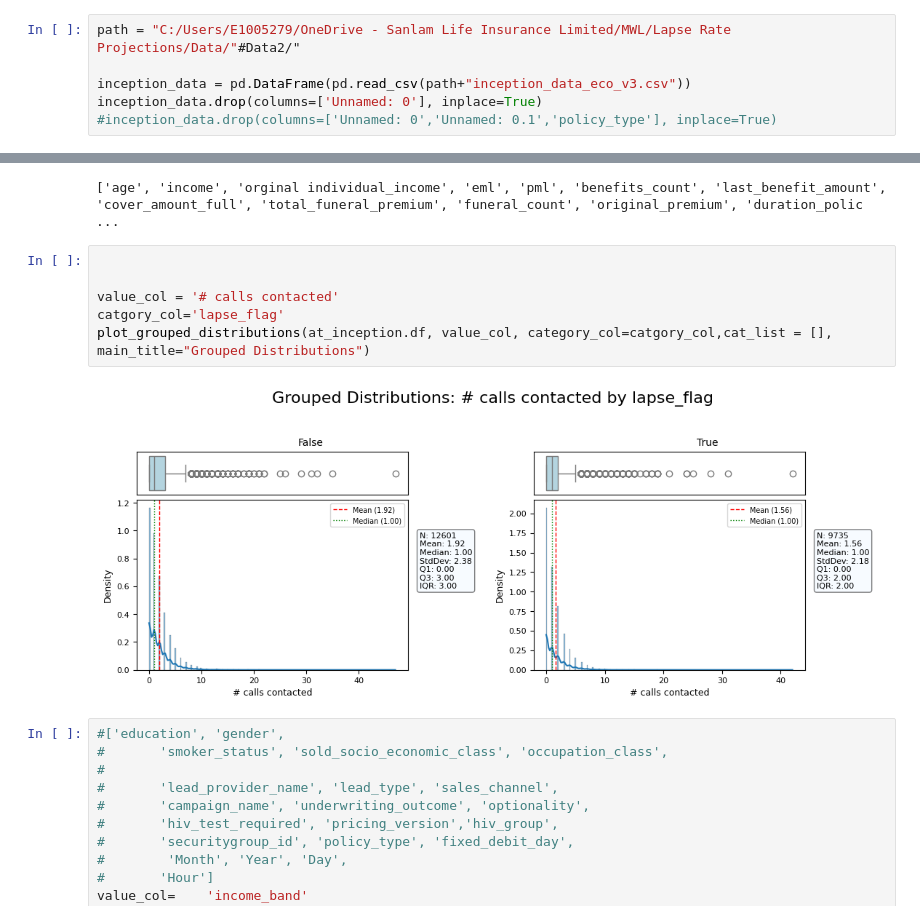
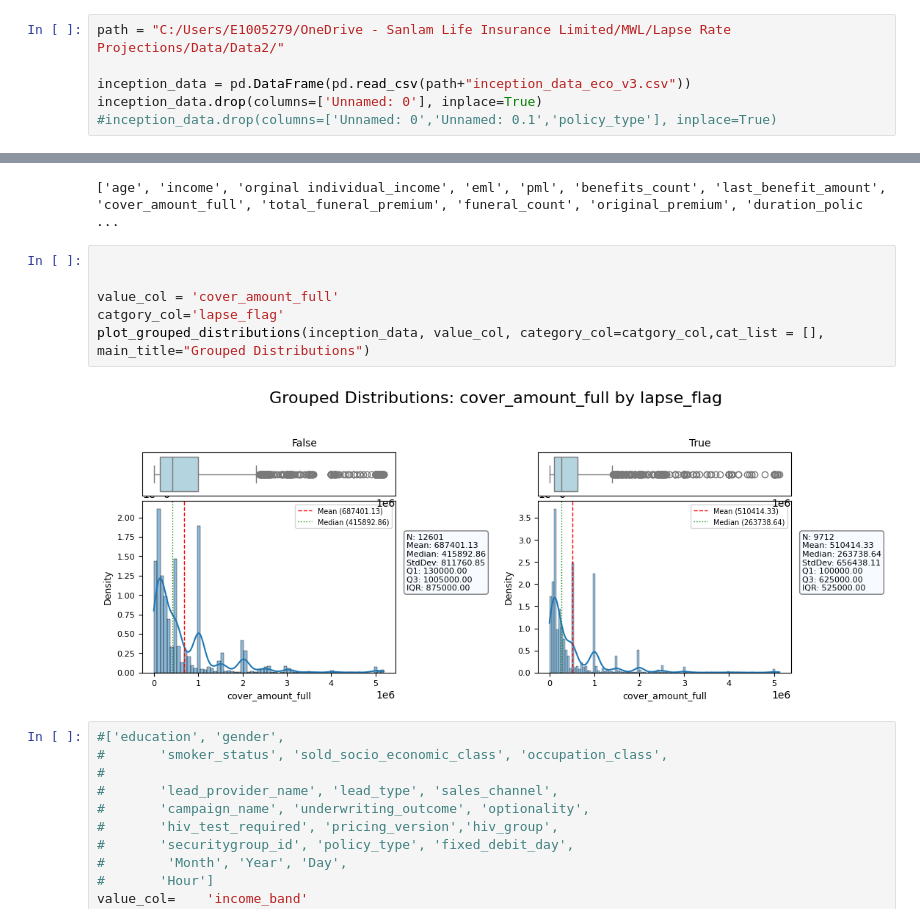
Before and after one commit to Christine-H-code/LapseRate_modeling, a Jupyter notebook: EDA.ipynb, the cells around one changed output, grey strips where cells are left out. Saved outputs shown, nothing was run; the diff lists cells and outputs as text.

```diff
--- a/EDA.ipynb
+++ b/EDA.ipynb
@@ -627,7 +696,7 @@ set(near_ftr_lapse_data.columns)-set(['policy_id', 'policy_name', 'age','educati
 # %% [markdown]
 ## At point of inception data
 # %%
-path = "C:/Users/E1005279/OneDrive - Sanlam Life Insurance Limited/MWL/Lapse Rate Projections/Data/"#Data2/"
+path = "C:/Users/E1005279/OneDrive - Sanlam Life Insurance Limited/MWL/Lapse Rate Projections/Data/Data2/"
 
 inception_data = pd.DataFrame(pd.read_csv(path+"inception_data_eco_v3.csv"))
 inception_data.drop(columns=['Unnamed: 0'], inplace=True)
@@ -1283,11 +1558,11 @@ print(numerical)
 # %%
 
 
-value_col = '# calls contacted'
+value_col = 'cover_amount_full'
 catgory_col='lapse_flag'
-plot_grouped_distributions(at_inception.df, value_col, category_col=catgory_col,cat_list = [], main_title="Grouped Distributions")
+plot_grouped_distributions(inception_data, value_col, category_col=catgory_col,cat_list = [], main_title="Grouped Distributions")
 # %% [output]
-[figure, old version]
+[figure, new version]
 # %%
 #['education', 'gender',
 #       'smoker_status', 'sold_socio_economic_class', 'occupation_class',
```
Also changed, not shown: parts of 40 cells of this notebook.
